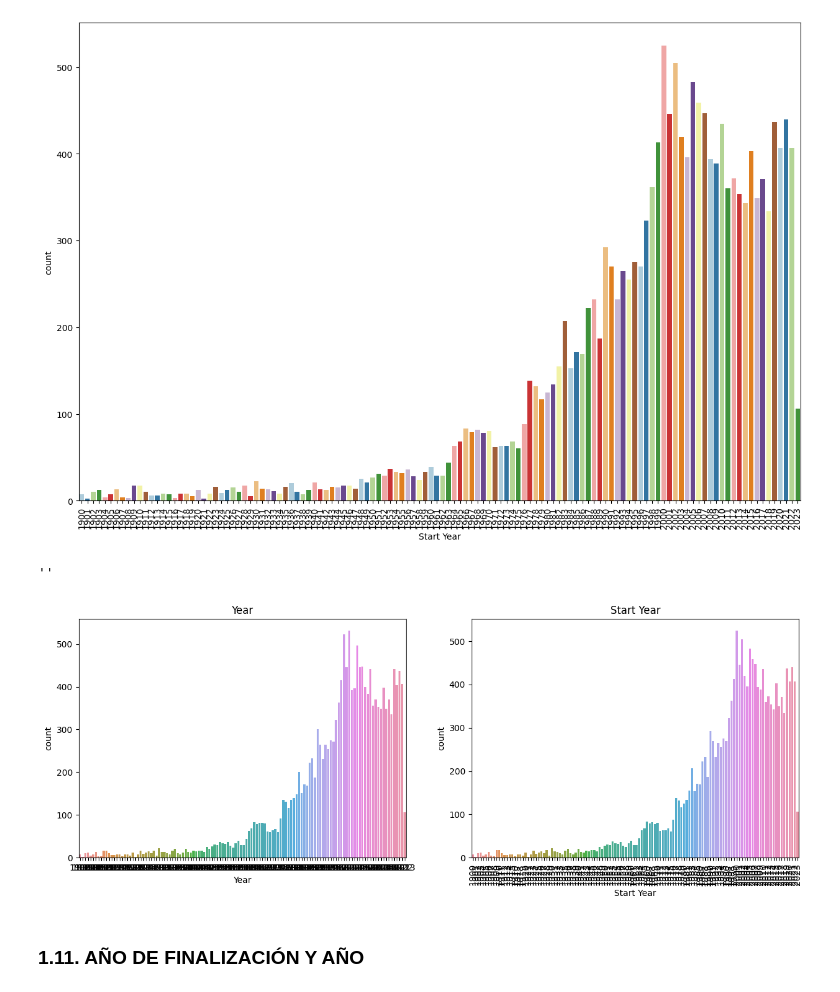
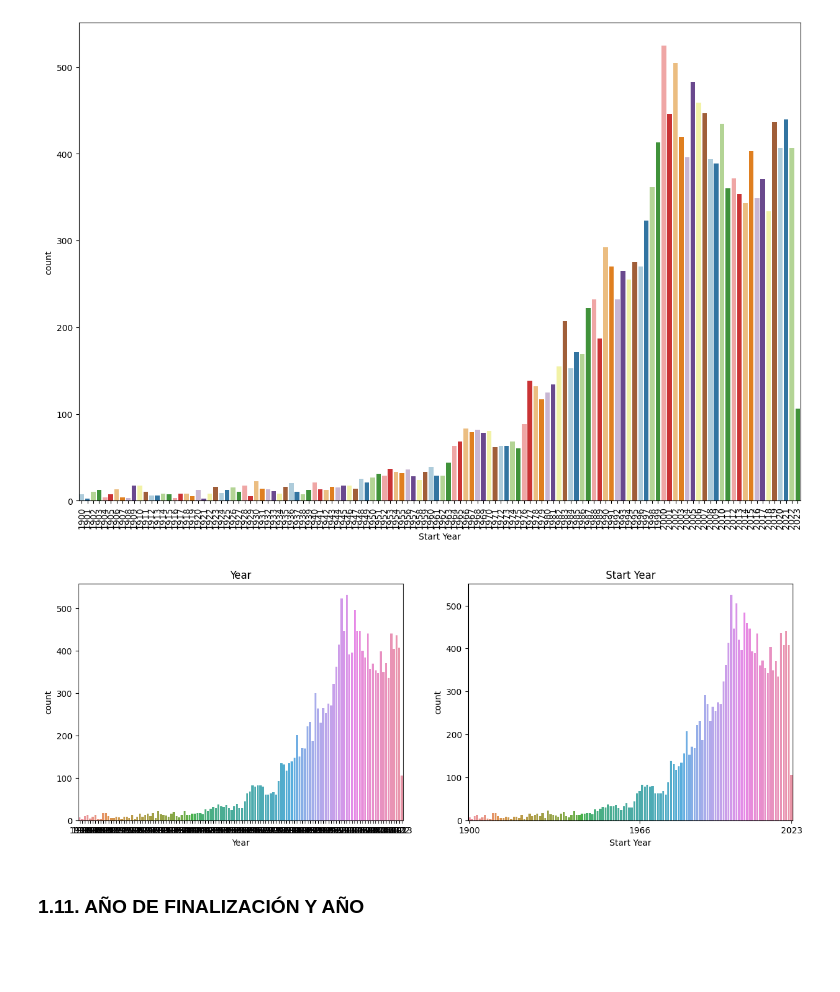
Before and after one commit to AleDataAnalyst/grupo2_desastresnaturales, a Jupyter notebook: Notebooks/01LimpiarDatos/01_Ele_Analisis_Inicial.ipynb, the cells around one changed output. Saved outputs shown, nothing was run; the diff lists cells and outputs as text; code cells hidden in the pictures; blank space fills up the shorter version.

```diff
--- a/Notebooks/01LimpiarDatos/01_Ele_Analisis_Inicial.ipynb
+++ b/Notebooks/01LimpiarDatos/01_Ele_Analisis_Inicial.ipynb
@@ -428,15 +439,16 @@ plt.xticks(rotation=90);
 [figure]
 # %%
 fig, axes = plt.subplots(1, 2, figsize=(15,5))
-plt.xticks(rotation=90)
+
 sns.countplot(data=df, x= 'Year', ax=axes[0])
 axes[0].set_title('Year')
+plt.xticks([0,65,123],[1900,1966,2023])
 
 sns.countplot(data=df, x= 'Start Year', ax=axes[1])
-axes[1].set_title('Start Year');
+axes[1].set_title('Start Year')
+plt.xticks([0,65,123],[1900,1966,2023]);
 # %% [output]
-''
-[figure, old version]
+[figure, new version]
 # %% [markdown]
 ### 1.11. AÑO DE FINALIZACIÓN Y AÑO
 # %%
```
Also changed, not shown: parts of 22 cells of this notebook.
